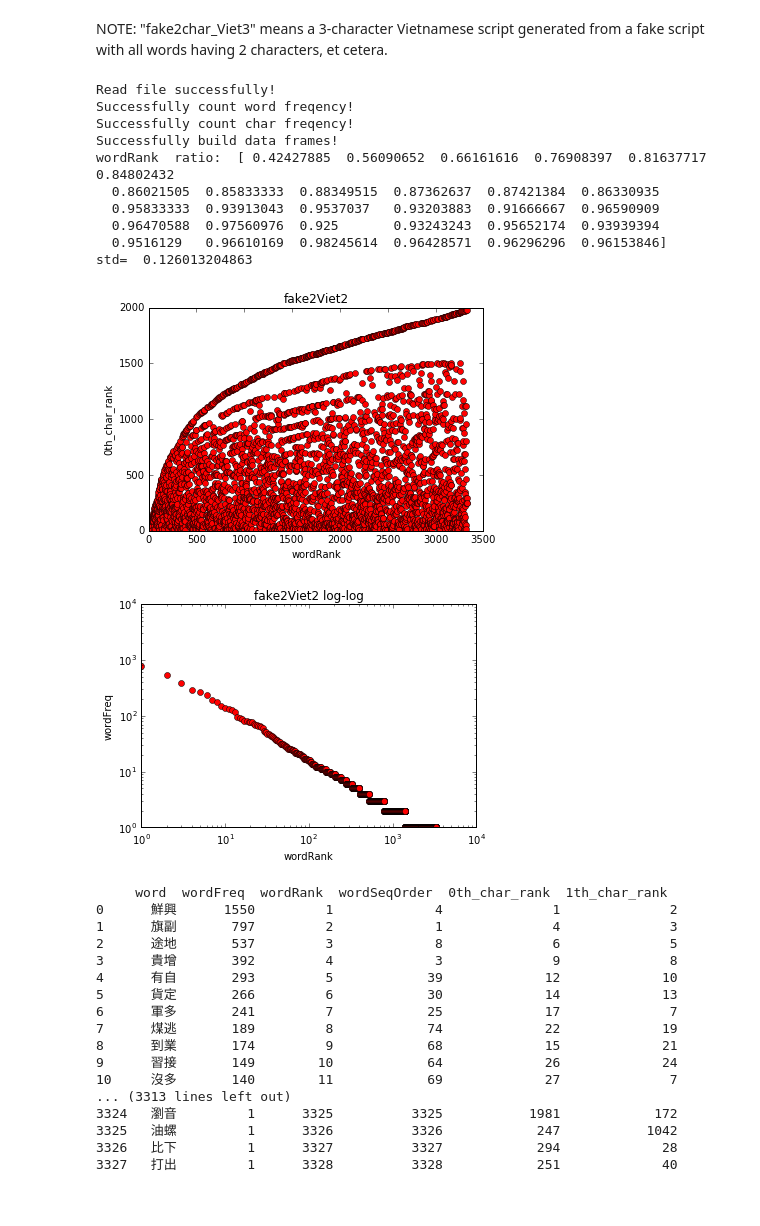
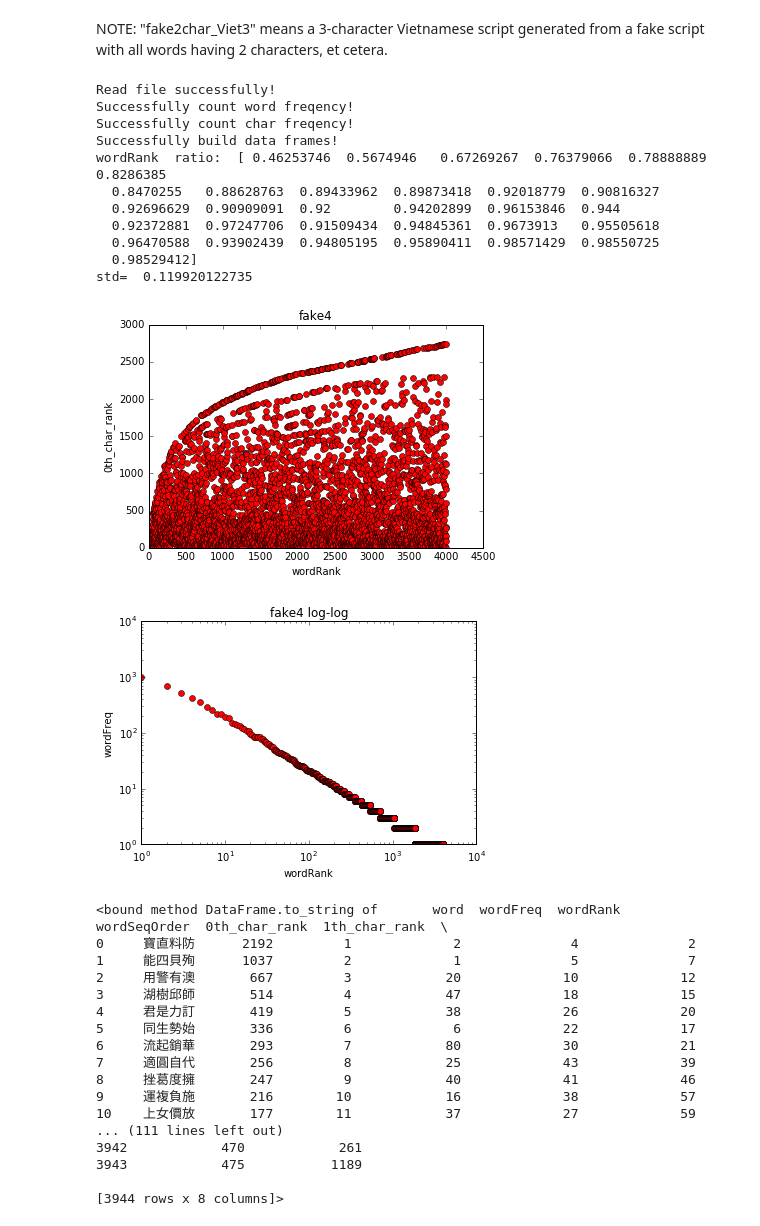
Before and after one commit to godofhoe/2016_Dec_10_fake_script_Vietnamese, a Jupyter notebook: crazy_fake_count_2016_Dec_10.ipynb, the cells around one changed output. Saved outputs shown, nothing was run; the diff lists cells and outputs as text; code cells hidden in the pictures.

```diff
--- a/crazy_fake_count_2016_Dec_10.ipynb
+++ b/crazy_fake_count_2016_Dec_10.ipynb
@@ -217,22 +217,23 @@ NOTE: "fake2char_Viet3" means a 3-character Vietnamese script generated from a f
 # %%
 #encode = "UTF-16" #(1)
 encode = "UTF-8"   #(2)
 ##if anything goes into trouble, use (1) instead of (2), and vise versa.
-filename = "DEC10FAKE2.txt" #change filename when you want to get statictical information of another
+filename = "DEC16FAKE4_2.txt" #change filename when you want to get statictical information of another
 ##text file.
 big, char, word = main(filename,encode)
-draw(big,title = "fake2Viet2")
+draw(big,title = "fake4")
 arr = check_const_ratio(word,feature= "wordRank", criteria = "wordFreq",max_range = 200)
 # %% [output]
 Read file successfully!
 Successfully count word freqency!
 Successfully count char freqency!
 Successfully build data frames!
-wordRank  ratio:  [ 0.42427885  0.56090652  0.66161616  0.76908397  0.81637717  0.84802432
-  0.86021505  0.85833333  0.88349515  0.87362637  0.87421384  0.86330935
-  0.95833333  0.93913043  0.9537037   0.93203883  0.91666667  0.96590909
-  0.96470588  0.97560976  0.925       0.93243243  0.95652174  0.93939394
-  0.9516129   0.96610169  0.98245614  0.96428571  0.96296296  0.96153846]
-std=  0.126013204863
+wordRank  ratio:  [ 0.46253746  0.5674946   0.67269267  0.76379066  0.78888889  0.8286385
+  0.8470255   0.88628763  0.89433962  0.89873418  0.92018779  0.90816327
+  0.92696629  0.90909091  0.92        0.94202899  0.96153846  0.944
+  0.92372881  0.97247706  0.91509434  0.94845361  0.9673913   0.95505618
+  0.96470588  0.93902439  0.94805195  0.95890411  0.98571429  0.98550725
+  0.98529412]
+std=  0.119920122735
-[figure, old version]
+[figure, new version]
-[figure, old version]
+[figure, new version]
@@ -239,20 +246,20 @@ std=  0.126013204863
 # %%
-print(big.to_string())
+print(big.to_string)
 # %% [output]
-     word  wordFreq  wordRank  wordSeqOrder  0th_char_rank  1th_char_rank
-0      鮮興      1550         1             4              1              2
-1      旗副       797         2             1              4              3
-2      途地       537         3             8              6              5
-3      貴增       392         4             3              9              8
-4      有自       293         5            39             12             10
-5      貨定       266         6            30             14             13
-6      軍多       241         7            25             17              7
-7      煤逃       189         8            74             22             19
-8      到業       174         9            68             15             21
-9      習接       149        10            64             26             24
-10     沒多       140        11            69             27              7
-... (3313 lines left out)
-3324   瀏音         1      3325          3325           1981            172
-3325   油螺         1      3326          3326            247           1042
-3326   比下         1      3327          3327            294             28
-3327   打出         1      3328          3328            251             40
+<bound method DataFrame.to_string of       word  wordFreq  wordRank  wordSeqOrder  0th_char_rank  1th_char_rank  \
+0     寶直料防      2192         1             2              4              2
+1     能四貝殉      1037         2             1              5              7
+2     用警有澳       667         3            20             10             12
+3     湖樹邱師       514         4            47             18             15
+4     君是力訂       419         5            38             26             20
+5     同生勢始       336         6             6             22             17
+6     流起銷華       293         7            80             30             21
+7     適圓自代       256         8            25             43             39
+8     挫葛度擁       247         9            40             41             46
+9     運複負施       216        10            16             38             57
+10    上女價放       177        11            37             27             59
+... (111 lines left out)
+3942            470            261
+3943            475           1189
+
+[3944 rows x 8 columns]>
```
Also changed, not shown: parts of 12 cells of this notebook, 1 other file.
